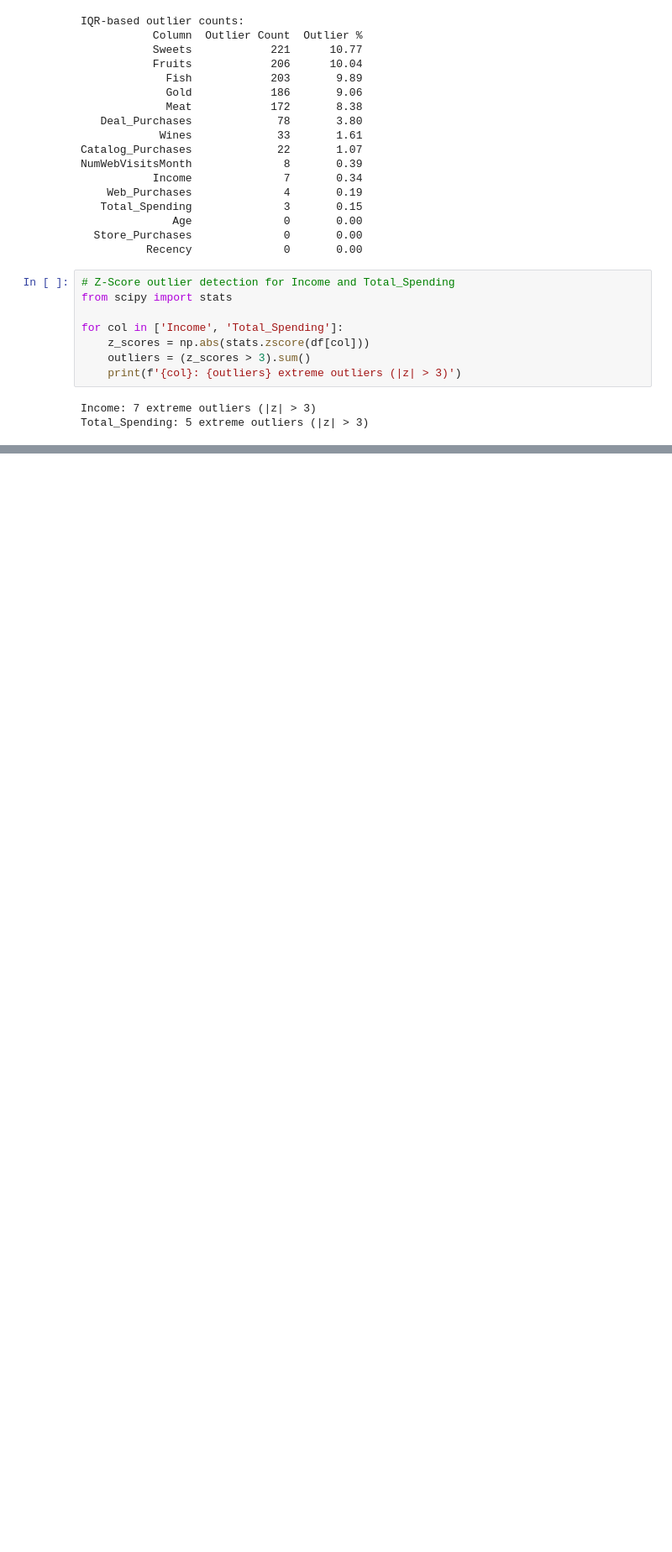
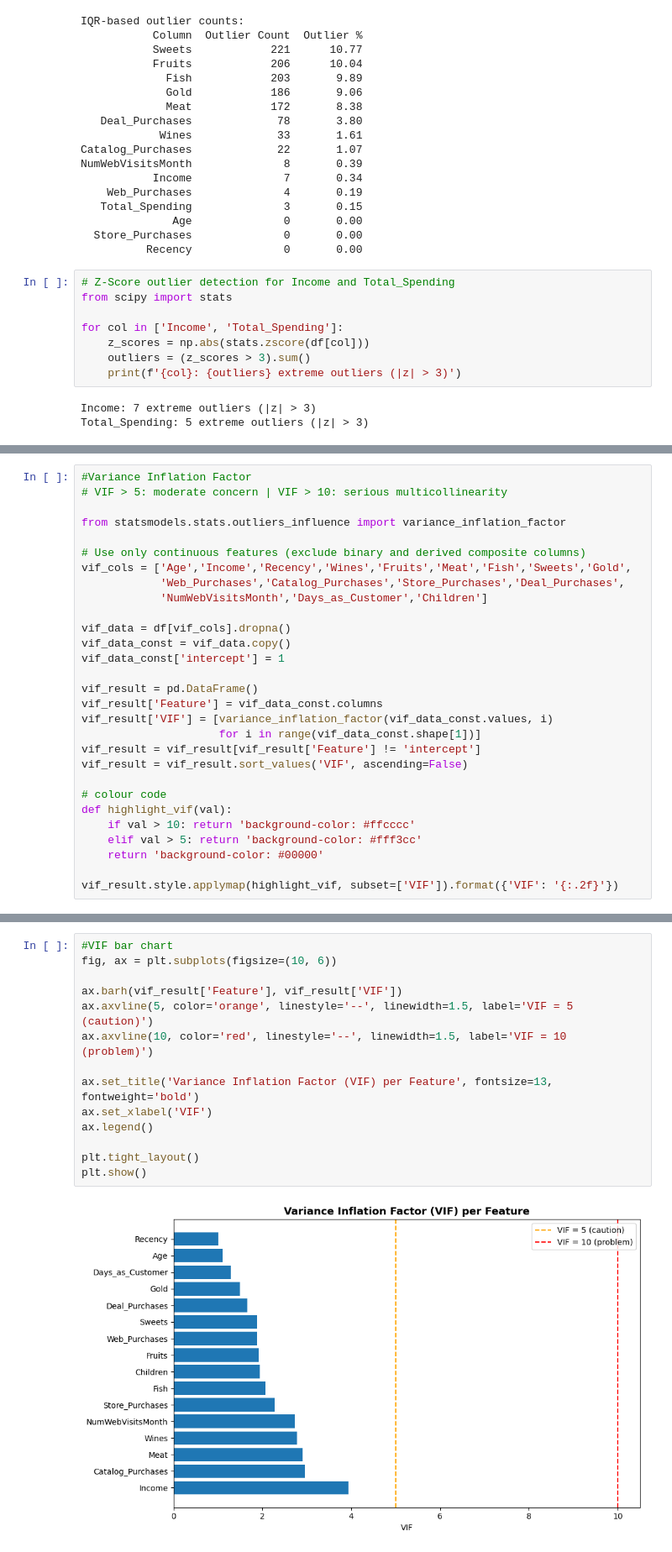
Before and after one commit to papocun/Customer-Segmentation-Project, a Jupyter notebook: Notebooks/Eda.ipynb, the cells around one changed output, grey strips where cells are left out. Shown at 84% size. Cells and saved outputs as stored; diff of their text form; blank space fills up the shorter version.

Commit message:
multicollinearity done

```diff
--- a/Notebooks/Eda.ipynb
+++ b/Notebooks/Eda.ipynb
@@ -1018,0 +1041,29 @@ Total_Spending: 5 extreme outliers (|z| > 3)
+# %%
+#Variance Inflation Factor
+# VIF > 5: moderate concern | VIF > 10: serious multicollinearity
+
+from statsmodels.stats.outliers_influence import variance_inflation_factor
+
+# Use only continuous features (exclude binary and derived composite columns)
+vif_cols = ['Age','Income','Recency','Wines','Fruits','Meat','Fish','Sweets','Gold',
+            'Web_Purchases','Catalog_Purchases','Store_Purchases','Deal_Purchases',
+            'NumWebVisitsMonth','Days_as_Customer','Children']
+
+vif_data = df[vif_cols].dropna()
+vif_data_const = vif_data.copy()
+vif_data_const['intercept'] = 1
+
+vif_result = pd.DataFrame()
+vif_result['Feature'] = vif_data_const.columns
+vif_result['VIF'] = [variance_inflation_factor(vif_data_const.values, i)
+                     for i in range(vif_data_const.shape[1])]
+vif_result = vif_result[vif_result['Feature'] != 'intercept']
+vif_result = vif_result.sort_values('VIF', ascending=False)
+
+# colour code
+def highlight_vif(val):
+    if val > 10: return 'background-color: #ffcccc'
+    elif val > 5: return 'background-color: #fff3cc'
+    return 'background-color: #00000'
+
+vif_result.style.applymap(highlight_vif, subset=['VIF']).format({'VIF': '{:.2f}'})
@@ -1018,0 +1088,16 @@ Total_Spending: 5 extreme outliers (|z| > 3)
+# %%
+#VIF bar chart
+fig, ax = plt.subplots(figsize=(10, 6))
+
+ax.barh(vif_result['Feature'], vif_result['VIF'])
+ax.axvline(5, color='orange', linestyle='--', linewidth=1.5, label='VIF = 5 (caution)')
+ax.axvline(10, color='red', linestyle='--', linewidth=1.5, label='VIF = 10 (problem)')
+
+ax.set_title('Variance Inflation Factor (VIF) per Feature', fontsize=13, fontweight='bold')
+ax.set_xlabel('VIF')
+ax.legend()
+
+plt.tight_layout()
+plt.show()
+# %% [output]
+[figure, added]
```
Also changed, not shown: parts of 3 cells of this notebook.
